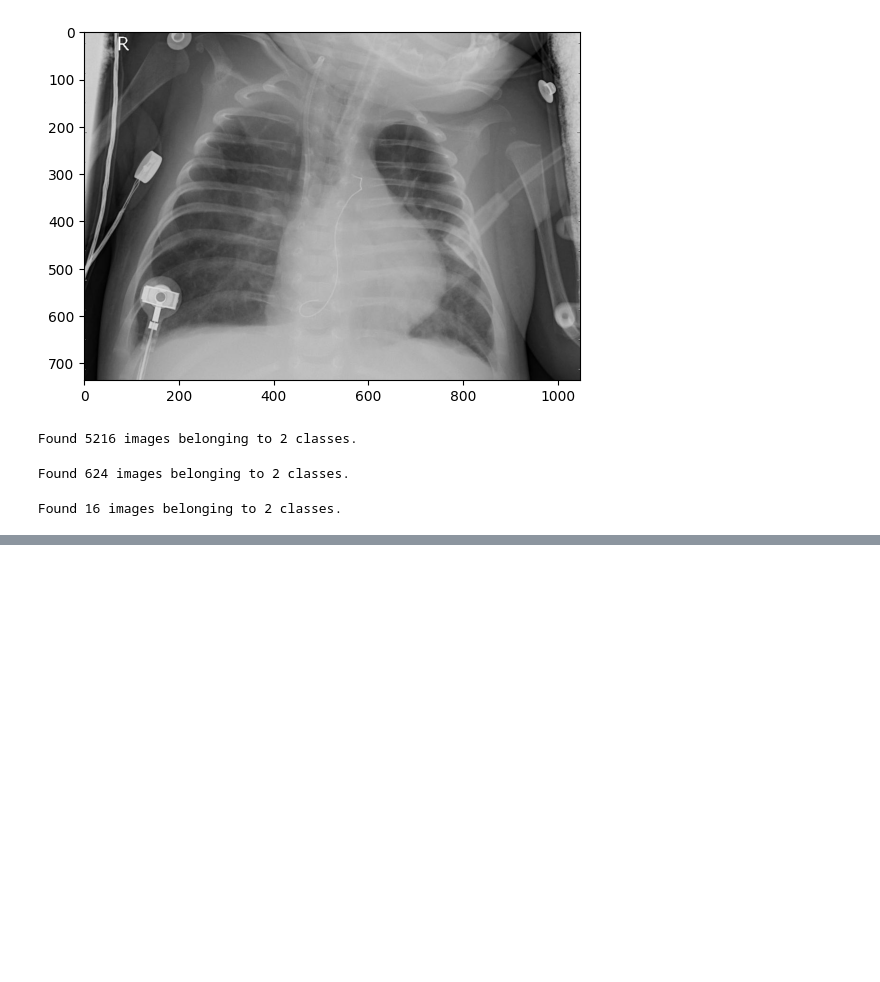
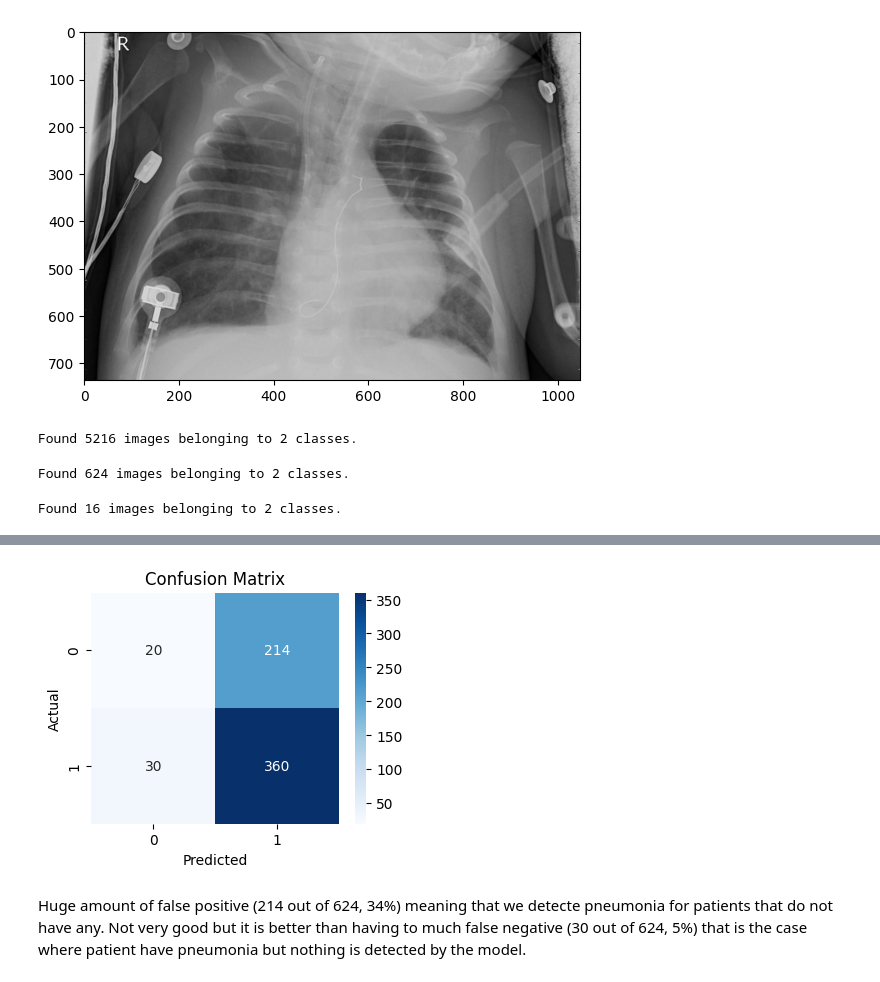
Before and after one commit to Bapitou/Pneumonia_detection-, a Jupyter notebook: notebooks/Pneumonia.ipynb, the cells around one changed output, grey strips where cells are left out. Saved outputs shown, nothing was run; the diff lists cells and outputs as text; code cells hidden in the pictures; blank space fills up the shorter version.

```diff
--- a/notebooks/Pneumonia.ipynb
+++ b/notebooks/Pneumonia.ipynb
@@ -127,0 +135,13 @@ weighted avg       0.52      0.60      0.50       624
+# %%
+cm = confusion_matrix(test_generator.classes, y_pred.round())
+
+plt.figure(figsize=(4,3))
+sns.heatmap(cm, annot=True, fmt="d", cmap="Blues")
+plt.xlabel("Predicted")
+plt.ylabel("Actual")
+plt.title("Confusion Matrix")
+plt.show()
+# %% [output]
+[figure, added]
+# %% [markdown]
+Huge amount of false positive (214 out of 624, 34%) meaning that we detecte pneumonia for patients that do not have any. Not very good but it is better than having to much false negative (30 out of 624, 5%) that is the case where patient have pneumonia but nothing is detected by the model.
```
Also changed, not shown: parts of 4 cells of this notebook, 2 other files.
